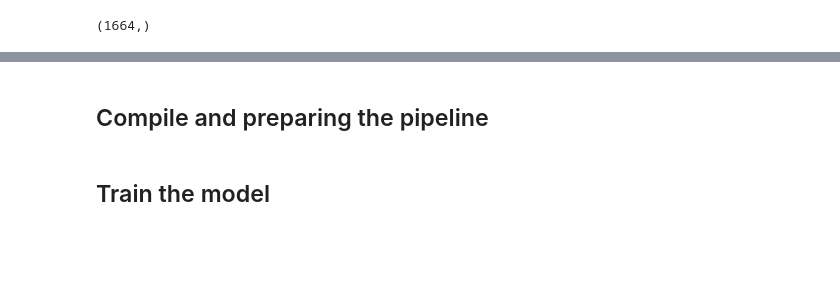
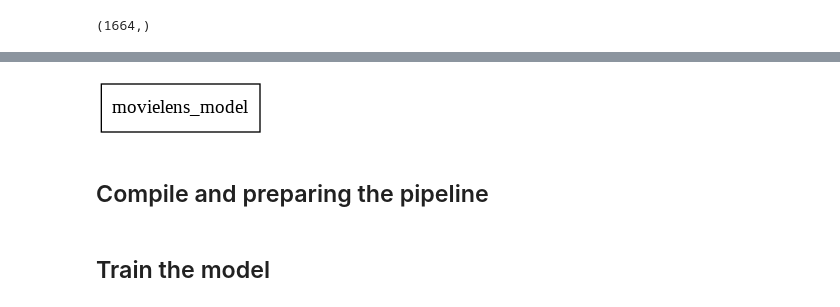
Before and after one commit to tuanle163/Movie_Recommender, a Jupyter notebook: [Multitask]Movie_Recommender.ipynb, the cells around one changed output, grey strips where cells are left out. Cells and saved outputs as stored; diff of their text form; code cells hidden in the pictures; blank space fills up the shorter version.

```diff
--- a/[Multitask]Movie_Recommender.ipynb
+++ b/[Multitask]Movie_Recommender.ipynb
@@ -197,3 +230,7 @@ ValueError: ignored
+# %%
+tf.keras.utils.plot_model(model, "movie_recommendation.png", expand_nested=True, layer_range=['sequential', 'retrieval'])
+# %% [output]
+[figure, added]
 # %% [markdown]
 ## Compile and preparing the pipeline
 # %%
```
Also changed, not shown: parts of 34 cells of this notebook, 1 other file.
